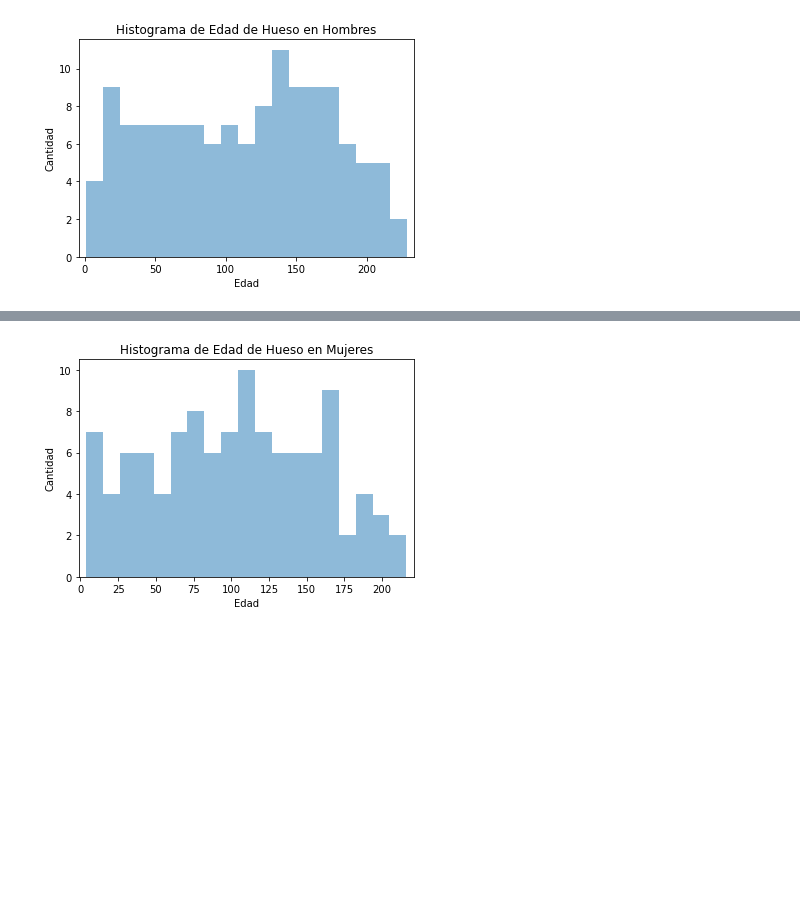
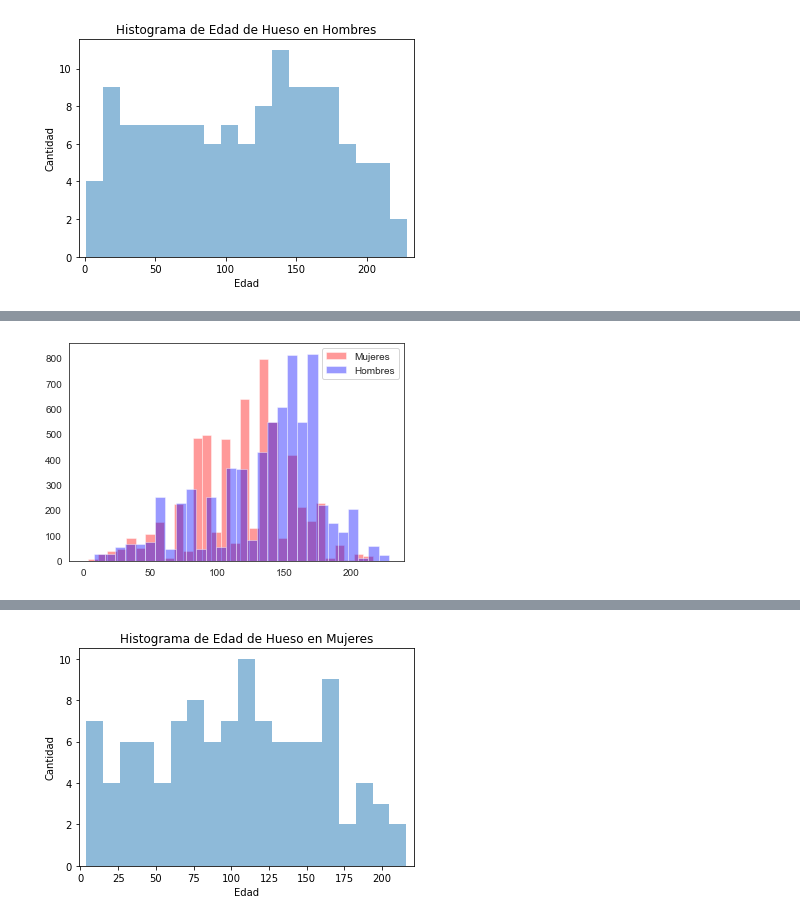
Before and after one commit to pablosao/UVG-CC3066-P01-Prediccion-Edad-Crecimiento-Oseo, a Jupyter notebook: prediccion_edad.ipynb, the cells around one changed output, grey strips where cells are left out. Saved outputs shown, nothing was run; the diff lists cells and outputs as text; code cells hidden in the pictures; blank space fills up the shorter version.

```diff
--- a/prediccion_edad.ipynb
+++ b/prediccion_edad.ipynb
@@ -63,0 +87,19 @@ plt.show()
+# %%
+boneage = data_hist['boneage']
+male = data_hist['male']
+
+mujeres = []
+hombres = []
+# %%
+for x in range(0,len(boneage)):
+    if male[x] == True:
+        hombres.append(boneage[x])
+    else:
+        mujeres.append(boneage[x])
+# %%
+sns.distplot(mujeres,bins=30,kde=False, color="red", label="Mujeres")
+sns.distplot(hombres,bins=30,kde=False, color="blue", label="Hombres")
+plt.legend();
+plt.show()
+# %% [output]
+[figure, added]
```
Also changed, not shown: parts of 4 cells of this notebook.
